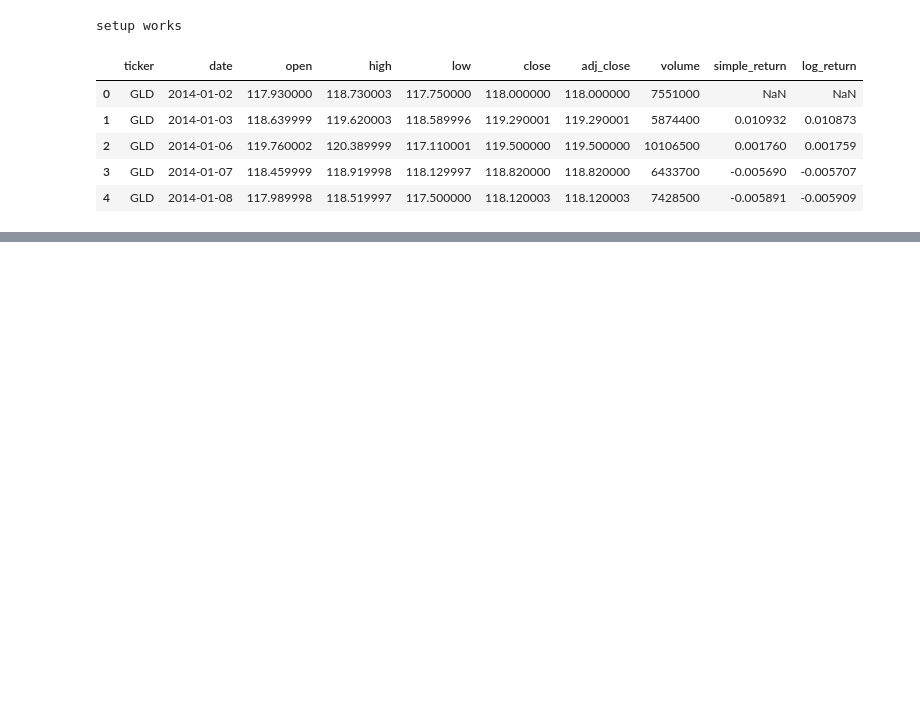
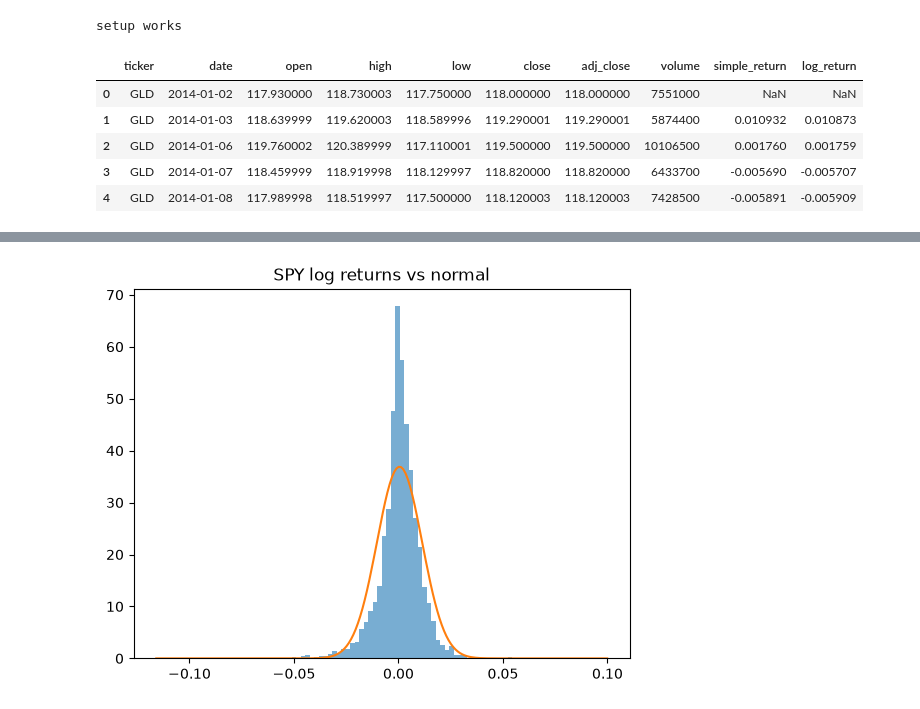
Before and after one commit to Alenchikk1/financial-data-pipeline, a Jupyter notebook: notebooks/stylized_facts.ipynb, the cells around one changed output, grey strips where cells are left out. Drawn from its saved outputs; the diff is of its cells as text; code cells hidden in the pictures; blank space fills up the shorter version.

```diff
--- a/notebooks/stylized_facts.ipynb
+++ b/notebooks/stylized_facts.ipynb
@@ -58,5 +48,13 @@ prices[prices["ticker"].isin(["GLD", "QQQ"])].iloc[3170:3180]
 # %%
-spy_log = prices[prices["ticker"] == "SPY"]["log_return"]
-spy_log = spy_log.dropna()
-plt.hist(spy_log, bins=100)
-print(spy_log.kurtosis())
+from scipy.stats import norm
+
+spy_log = prices[prices["ticker"] == "SPY"]["log_return"].dropna()
+
+plt.hist(spy_log, bins=100, density=True, alpha=0.6)
+
+x = np.linspace(spy_log.min(), spy_log.max(), 200)
+plt.plot(x, norm.pdf(x, spy_log.mean(), spy_log.std()))
+plt.title("SPY log returns vs normal")
+plt.show()
+# %% [output]
+[figure, added]
```
Also changed, not shown: parts of 3 cells of this notebook.
